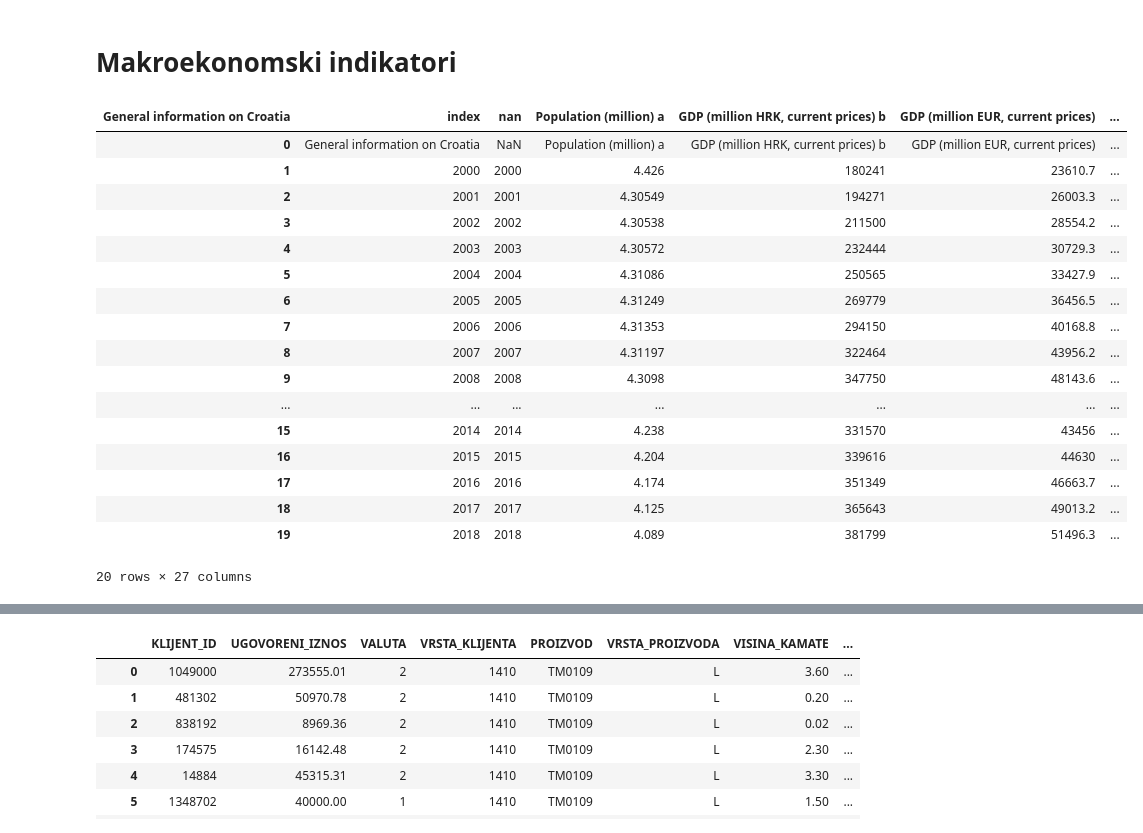
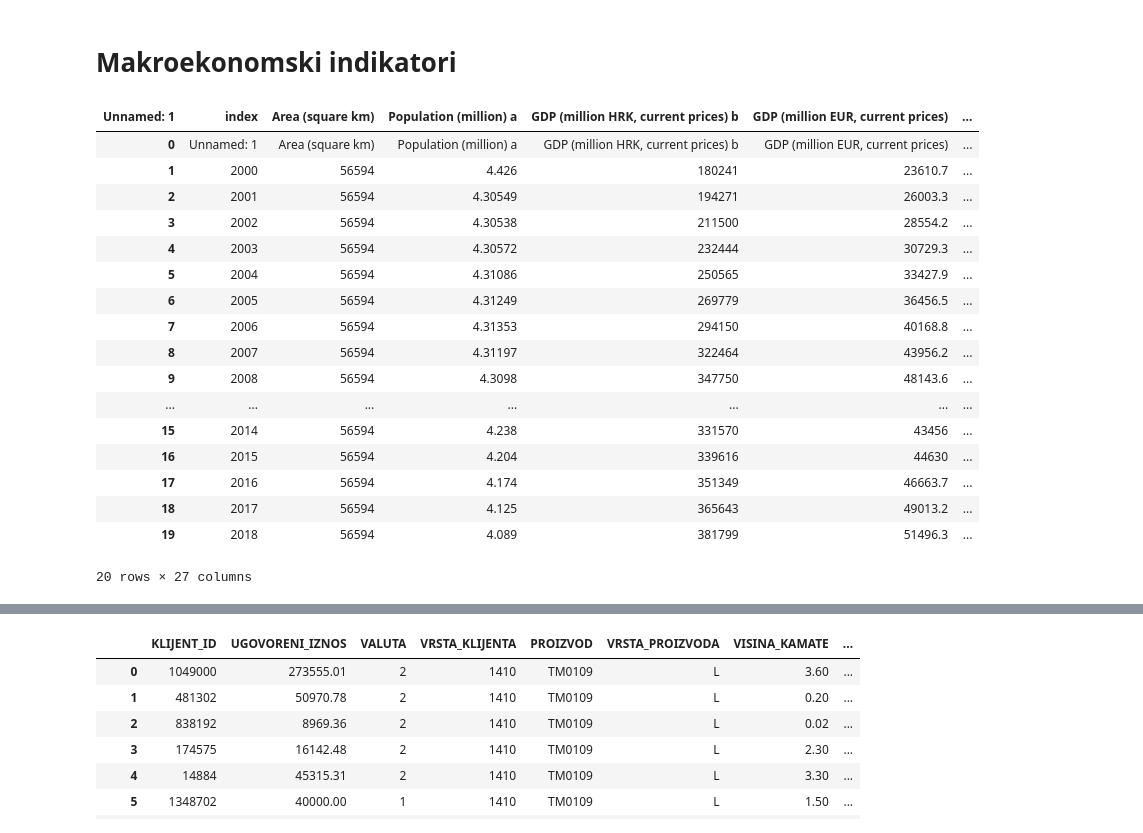
Before and after one commit to drajsel/Outliers, a Jupyter notebook: features.ipynb, the cells around one changed output, grey strips where cells are left out. Cells and saved outputs as stored; diff of their text form; code cells hidden in the pictures.

```diff
--- a/features.ipynb
+++ b/features.ipynb
@@ -81,49 +81,49 @@ df.shape
 # %%
 # Čitam tablicu ekonomskih indikatora
 # econ = pd.read_excel('./data/external/ekonomski_indikatori.xlsx')
-econ = pd.read_excel('./data/external/ekonomski_indikatori.xlsx')
+econ = pd.read_excel('ekonomski_indikatori.xlsx')
 
 econ.dropna(thresh=int(econ.shape[1] * .9), axis = 0, inplace = True)
 column_names = econ.columns
 # Drop unwanted columns
 econ.drop(column_names[0], inplace=True, axis=1)
 
 econ.rename(columns={'Unnamed: 2': '2000', 'Unnamed: 3': '2001',
                    'Unnamed: 4': '2002', 'Unnamed: 5': '2003',
                    'Unnamed: 6': '2004', 'Unnamed: 7': '2005',
                   'Unnamed: 8': '2006', 'Unnamed: 9': '2007',
                   'Unnamed: 10': '2008', 'Unnamed: 11': '2009',
                   'Unnamed: 12': '2010', 'Unnamed: 13': '2011',
                   'Unnamed: 14': '2012', 'Unnamed: 15': '2013',
                   'Unnamed: 16': '2014', 'Unnamed: 17': '2015',
                   'Unnamed: 18': '2016', 'Unnamed: 19': '2017',
                   'Unnamed: 20': '2018'}, inplace=True)
 
 econ.drop([4], axis = 0, inplace = True)
 
 econ2 = econ.transpose(copy = True)
 new_column_names = econ2.iloc[0,:]
 econ2.columns = new_column_names
 
 econ2.reset_index()
 # %% [output]
-| General information on Croatia | index | nan | Population (million) a | GDP (million HRK, current prices) b | GDP (million EUR, current prices) | ... |
-| 0 | General information on Croatia | NaN | Population (million) a | GDP (million HRK, current prices) b | GDP (million EUR, current prices) | ... |
-| 1 | 2000 | 2000 | 4.426 | 180241 | 23610.7 | ... |
-| 2 | 2001 | 2001 | 4.30549 | 194271 | 26003.3 | ... |
-| 3 | 2002 | 2002 | 4.30538 | 211500 | 28554.2 | ... |
-| 4 | 2003 | 2003 | 4.30572 | 232444 | 30729.3 | ... |
-| 5 | 2004 | 2004 | 4.31086 | 250565 | 33427.9 | ... |
-| 6 | 2005 | 2005 | 4.31249 | 269779 | 36456.5 | ... |
-| 7 | 2006 | 2006 | 4.31353 | 294150 | 40168.8 | ... |
-| 8 | 2007 | 2007 | 4.31197 | 322464 | 43956.2 | ... |
-| 9 | 2008 | 2008 | 4.3098 | 347750 | 48143.6 | ... |
+| Unnamed: 1 | index | Area (square km) | Population (million) a | GDP (million HRK, current prices) b | GDP (million EUR, current prices) | ... |
+| 0 | Unnamed: 1 | Area (square km) | Population (million) a | GDP (million HRK, current prices) b | GDP (million EUR, current prices) | ... |
+| 1 | 2000 | 56594 | 4.426 | 180241 | 23610.7 | ... |
+| 2 | 2001 | 56594 | 4.30549 | 194271 | 26003.3 | ... |
+| 3 | 2002 | 56594 | 4.30538 | 211500 | 28554.2 | ... |
+| 4 | 2003 | 56594 | 4.30572 | 232444 | 30729.3 | ... |
+| 5 | 2004 | 56594 | 4.31086 | 250565 | 33427.9 | ... |
+| 6 | 2005 | 56594 | 4.31249 | 269779 | 36456.5 | ... |
+| 7 | 2006 | 56594 | 4.31353 | 294150 | 40168.8 | ... |
+| 8 | 2007 | 56594 | 4.31197 | 322464 | 43956.2 | ... |
+| 9 | 2008 | 56594 | 4.3098 | 347750 | 48143.6 | ... |
 | ... | ... | ... | ... | ... | ... | ... |
-| 15 | 2014 | 2014 | 4.238 | 331570 | 43456 | ... |
-| 16 | 2015 | 2015 | 4.204 | 339616 | 44630 | ... |
-| 17 | 2016 | 2016 | 4.174 | 351349 | 46663.7 | ... |
-| 18 | 2017 | 2017 | 4.125 | 365643 | 49013.2 | ... |
-| 19 | 2018 | 2018 | 4.089 | 381799 | 51496.3 | ... |
+| 15 | 2014 | 56594 | 4.238 | 331570 | 43456 | ... |
+| 16 | 2015 | 56594 | 4.204 | 339616 | 44630 | ... |
+| 17 | 2016 | 56594 | 4.174 | 351349 | 46663.7 | ... |
+| 18 | 2017 | 56594 | 4.125 | 365643 | 49013.2 | ... |
+| 19 | 2018 | 56594 | 4.089 | 381799 | 51496.3 | ... |
 20 rows × 27 columns
 # %%
 indikatori = econ2.copy()
```
Also changed, not shown: parts of 32 cells of this notebook.
